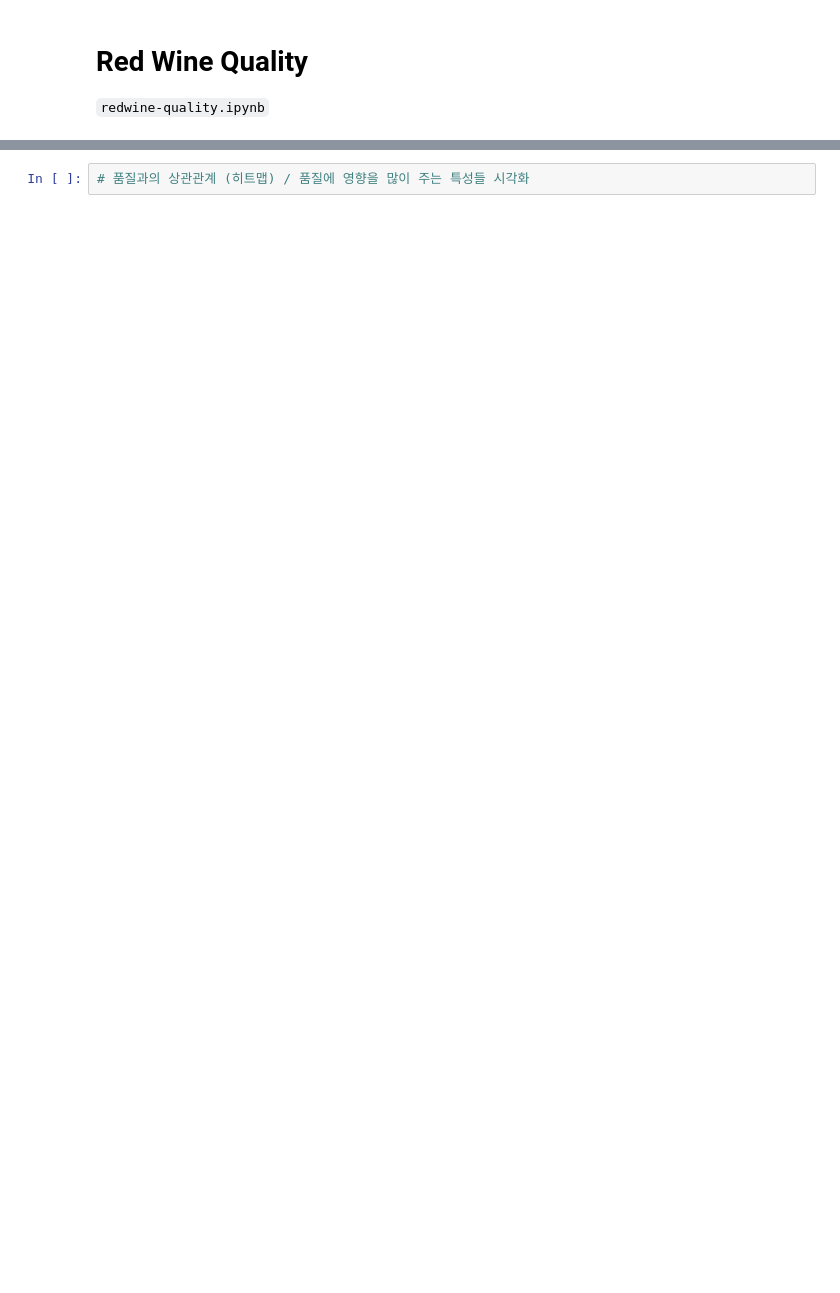
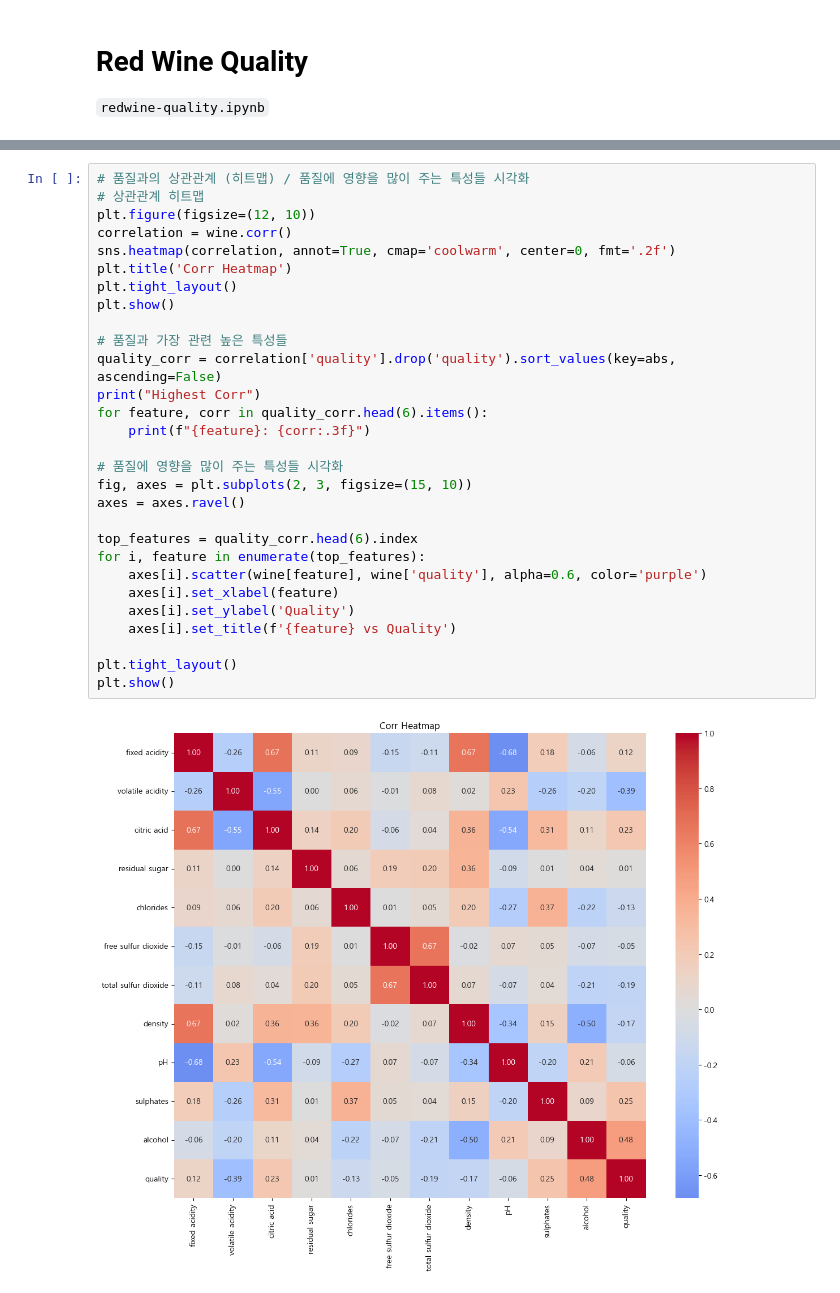
Before and after one commit to verba-neo/gaida-1, a Jupyter notebook: ML/redwine-quality.ipynb, the cells around one changed output, grey strips where cells are left out. Saved outputs shown, nothing was run; the diff lists cells and outputs as text; blank space fills up the shorter version.

```diff
--- a/ML/redwine-quality.ipynb
+++ b/ML/redwine-quality.ipynb
@@ -16,2 +30,31 @@ df = pd.read_csv('./winequality-red.csv')
 # %%
 # 품질과의 상관관계 (히트맵) / 품질에 영향을 많이 주는 특성들 시각화
+# 상관관계 히트맵
+plt.figure(figsize=(12, 10))
+correlation = wine.corr()
+sns.heatmap(correlation, annot=True, cmap='coolwarm', center=0, fmt='.2f')
+plt.title('Corr Heatmap')
+plt.tight_layout()
+plt.show()
+
+# 품질과 가장 관련 높은 특성들
+quality_corr = correlation['quality'].drop('quality').sort_values(key=abs, ascending=False)
+print("Highest Corr")
+for feature, corr in quality_corr.head(6).items():
+    print(f"{feature}: {corr:.3f}")
+
+# 품질에 영향을 많이 주는 특성들 시각화
+fig, axes = plt.subplots(2, 3, figsize=(15, 10))
+axes = axes.ravel()
+
+top_features = quality_corr.head(6).index
+for i, feature in enumerate(top_features):
+    axes[i].scatter(wine[feature], wine['quality'], alpha=0.6, color='purple')
+    axes[i].set_xlabel(feature)
+    axes[i].set_ylabel('Quality')
+    axes[i].set_title(f'{feature} vs Quality')
+
+plt.tight_layout()
+plt.show()
+# %% [output]
+[figure, added]
```
Also changed, not shown: parts of 8 cells of this notebook.
